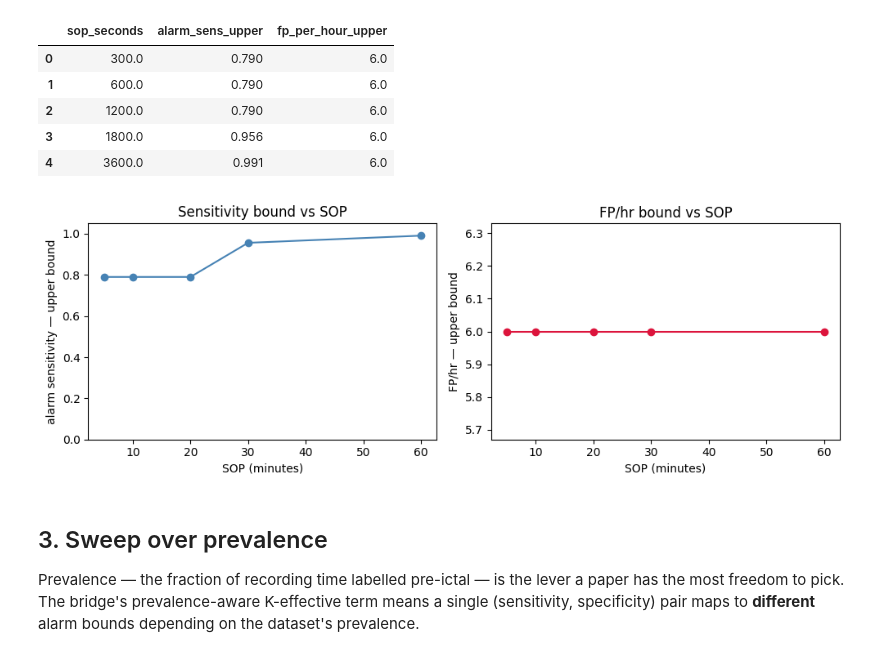
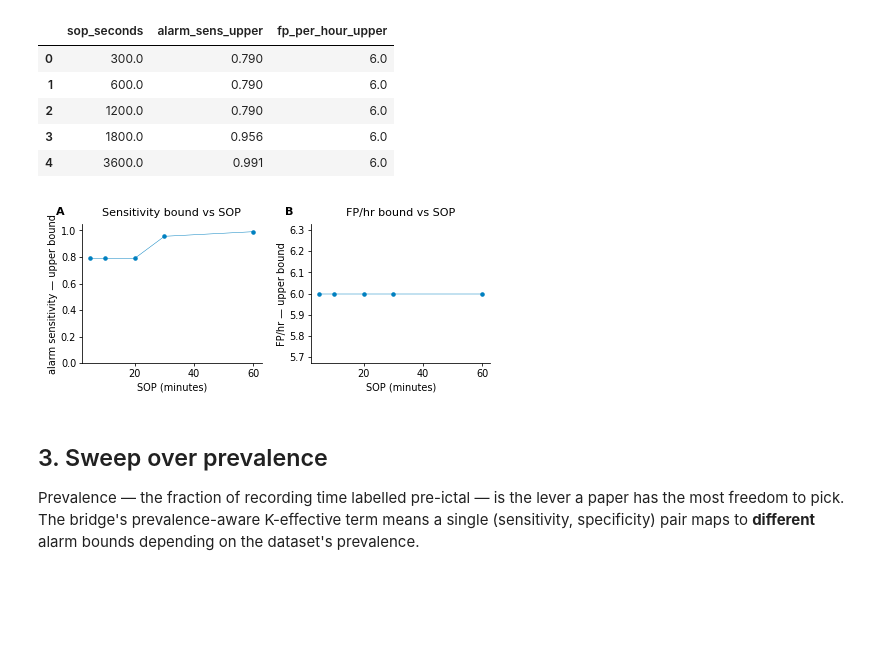
Before and after one commit to scitex-ai/scitex-seizure-metrics, a Jupyter notebook: examples/03_bridge_sample_to_alarm.ipynb, the cells around one changed output. Drawn from its saved outputs; the diff is of its cells as text; code cells hidden in the pictures; blank space fills up the shorter version.

```diff
--- a/examples/03_bridge_sample_to_alarm.ipynb
+++ b/examples/03_bridge_sample_to_alarm.ipynb
@@ -68,20 +86,20 @@ df_sop.round(3)
 | 3 | 1800.0 | 0.956 | 6.0 |
 | 4 | 3600.0 | 0.991 | 6.0 |
 # %%
-fig, axes = plt.subplots(1, 2, figsize=(10, 3.6))
-axes[0].plot(df_sop['sop_seconds'] / 60, df_sop['alarm_sens_upper'], 'o-', color='steelblue')
+fig, axes = fg.subplots(1, 2)
+axes[0].plot(df_sop['sop_seconds'] / 60, df_sop['alarm_sens_upper'], 'o-')
 axes[0].set_xlabel('SOP (minutes)')
 axes[0].set_ylabel('alarm sensitivity — upper bound')
 axes[0].set_title('Sensitivity bound vs SOP')
 axes[0].set_ylim(0, 1.05)
-axes[1].plot(df_sop['sop_seconds'] / 60, df_sop['fp_per_hour_upper'], 'o-', color='crimson')
+axes[1].plot(df_sop['sop_seconds'] / 60, df_sop['fp_per_hour_upper'], 'o-')
 axes[1].set_xlabel('SOP (minutes)')
 axes[1].set_ylabel('FP/hr — upper bound')
 axes[1].set_title('FP/hr bound vs SOP')
 plt.tight_layout()
 plt.show()
 # %% [output]
-[figure, old version]
+[figure, new version]
 # %% [markdown]
 ## 3. Sweep over prevalence
 
```
Also changed, not shown: parts of 3 cells of this notebook, 10 other files.
